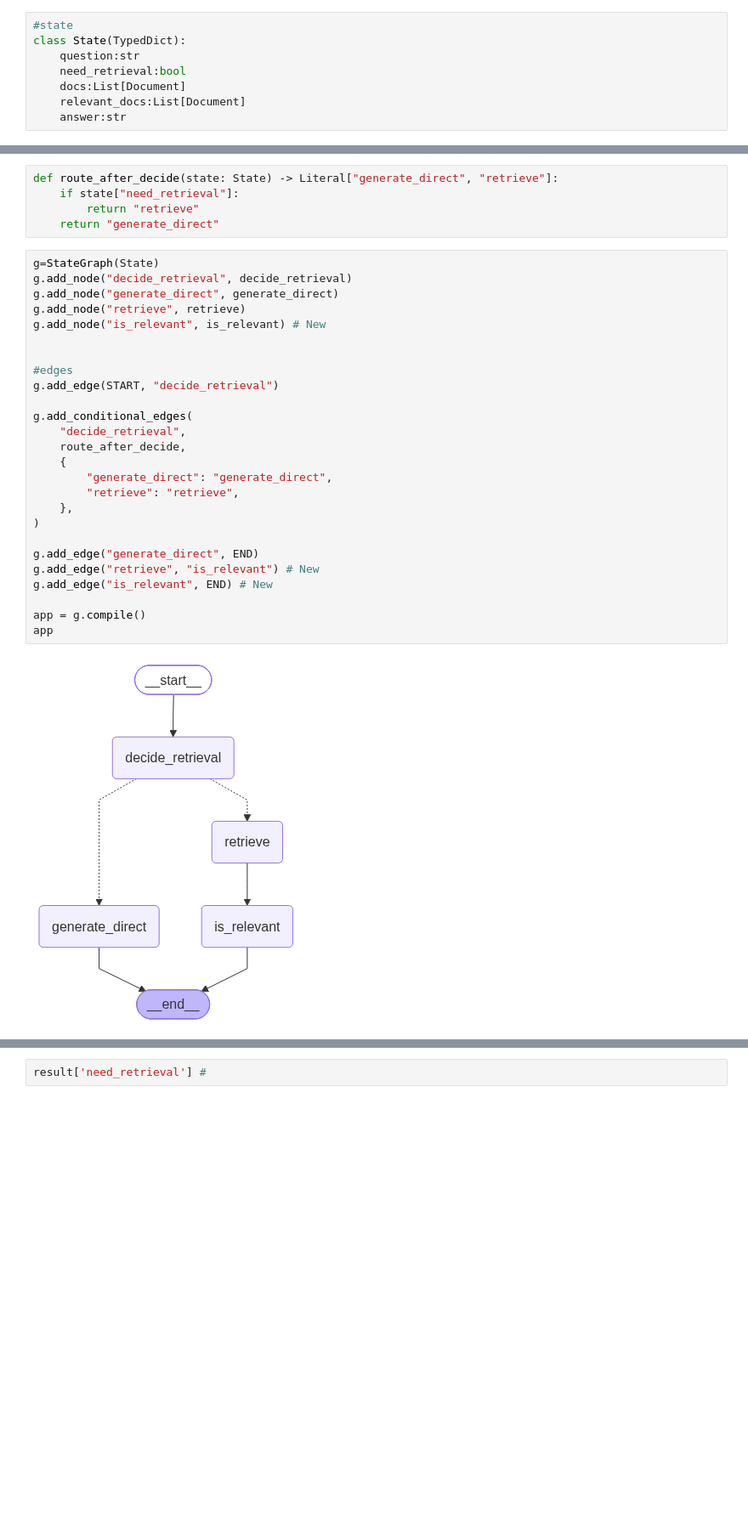
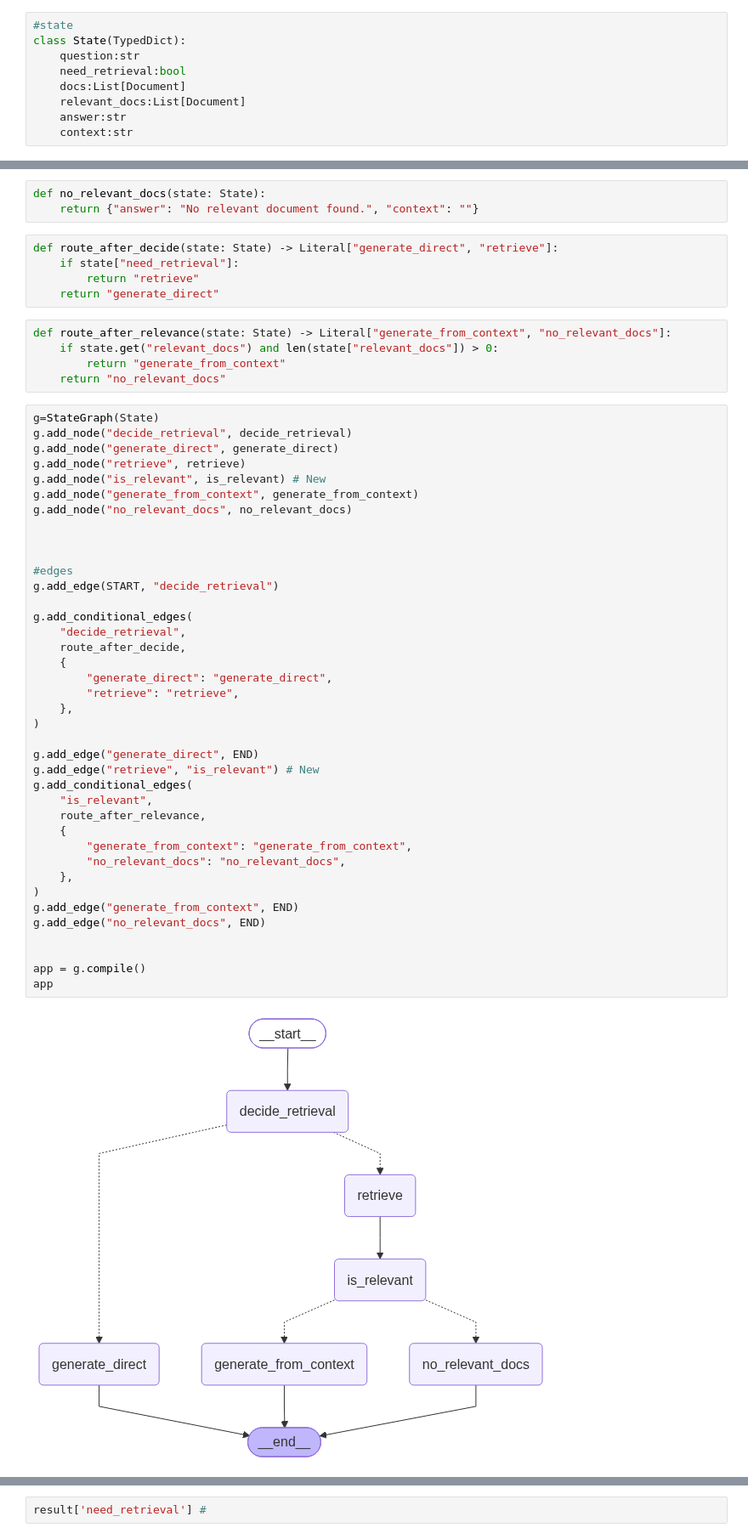
Before and after one commit to sumran58/advanced-rag, a Jupyter notebook: self-rag/self_rag1.ipynb, the cells around one changed output, grey strips where cells are left out. Shown at 85% size. Saved outputs shown, nothing was run; the diff lists cells and outputs as text; blank space fills up the shorter version.

Commit message:
grounded context

```diff
--- a/self-rag/self_rag1.ipynb
+++ b/self-rag/self_rag1.ipynb
@@ -49,6 +48,7 @@ class State(TypedDict):
     docs:List[Document]
     relevant_docs:List[Document]
     answer:str
+    context:str
 # %%
 class RetrieveDecision(BaseModel):
     should_retrieve: bool = Field(
@@ -151,36 +186,57 @@ def is_relevant(state: State):
+# %%
+def no_relevant_docs(state: State):
+    return {"answer": "No relevant document found.", "context": ""}
 # %%
 def route_after_decide(state: State) -> Literal["generate_direct", "retrieve"]:
     if state["need_retrieval"]:
         return "retrieve"
     return "generate_direct"
+# %%
+def route_after_relevance(state: State) -> Literal["generate_from_context", "no_relevant_docs"]:
+    if state.get("relevant_docs") and len(state["relevant_docs"]) > 0:
+        return "generate_from_context"
+    return "no_relevant_docs"
 # %%
 g=StateGraph(State)
 g.add_node("decide_retrieval", decide_retrieval)
 g.add_node("generate_direct", generate_direct)
 g.add_node("retrieve", retrieve)
 g.add_node("is_relevant", is_relevant) # New
+g.add_node("generate_from_context", generate_from_context)
+g.add_node("no_relevant_docs", no_relevant_docs)
+
 
 
 #edges
 g.add_edge(START, "decide_retrieval")
 
 g.add_conditional_edges(
     "decide_retrieval",
     route_after_decide,
     {
         "generate_direct": "generate_direct",
         "retrieve": "retrieve",
     },
 )
 
 g.add_edge("generate_direct", END)
 g.add_edge("retrieve", "is_relevant") # New
-g.add_edge("is_relevant", END) # New
+g.add_conditional_edges(
+    "is_relevant",
+    route_after_relevance,
+    {
+        "generate_from_context": "generate_from_context",
+        "no_relevant_docs": "no_relevant_docs",
+    },
+)
+g.add_edge("generate_from_context", END)
+g.add_edge("no_relevant_docs", END)
+
 
 app = g.compile()
 app
 # %% [output]
-[figure, old version]
+[figure, new version]
 # %%
 result = app.invoke(
     {
```
Also changed, not shown: parts of 4 cells of this notebook.
